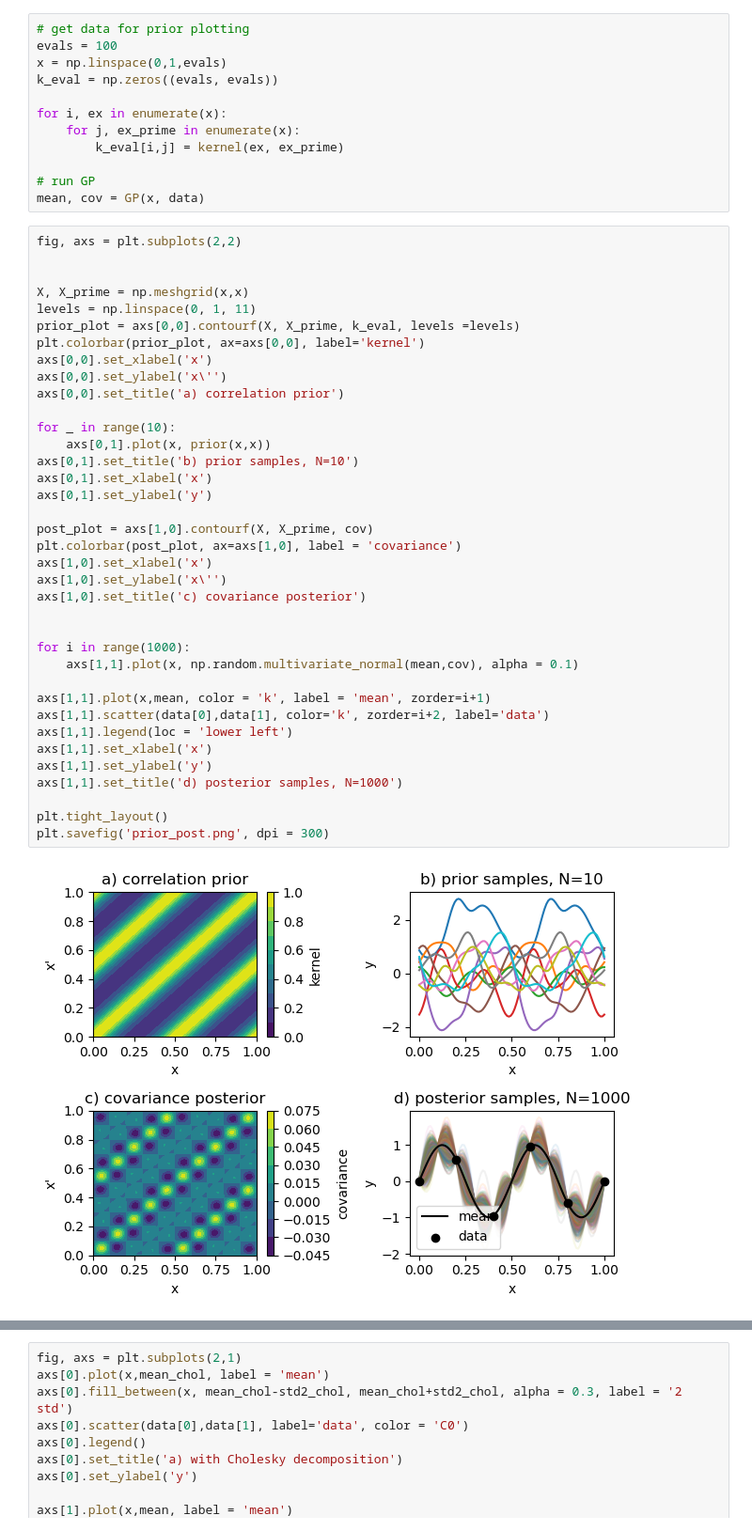
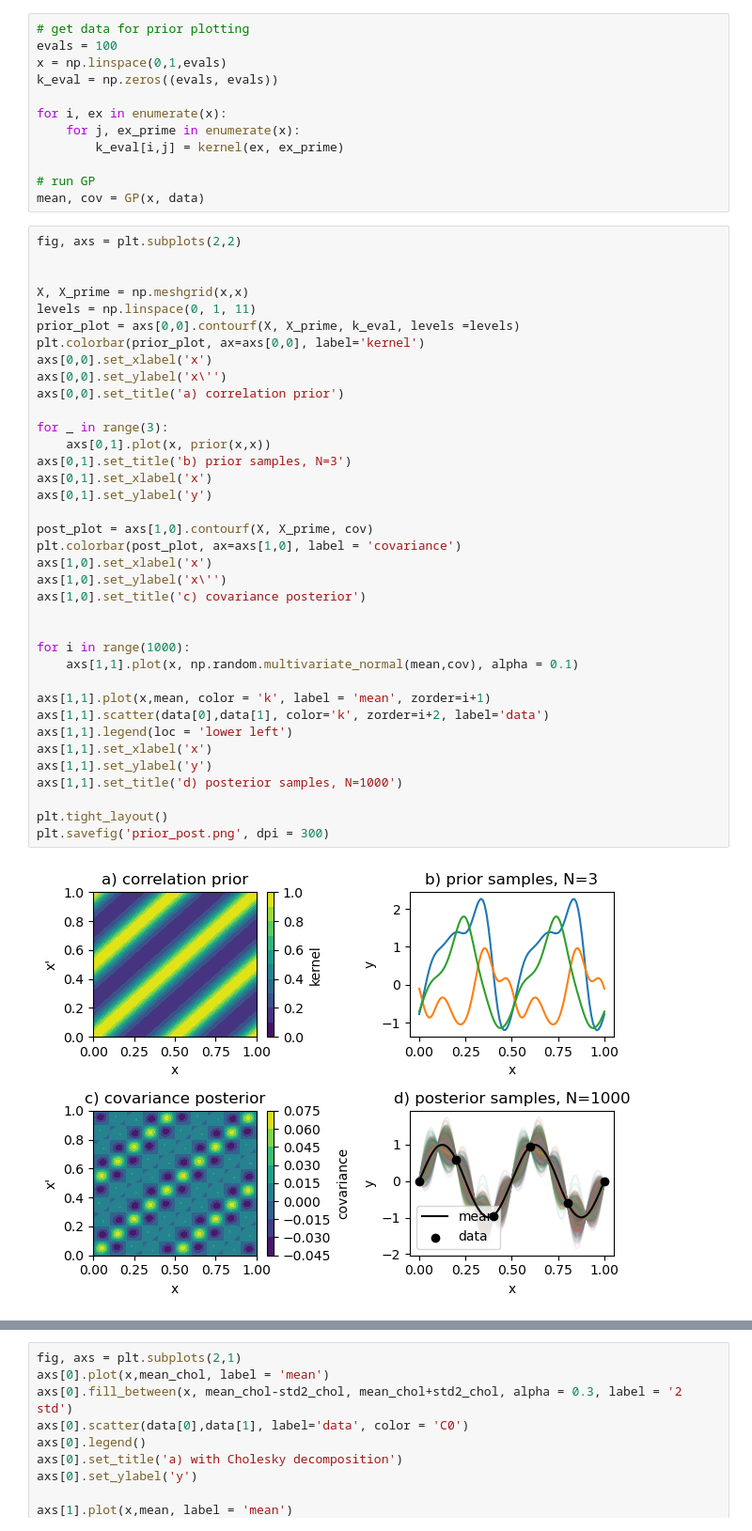
Before and after one commit to NiklasSchaaf/UQ_2023, a Jupyter notebook: homework_11/hw11_nik.ipynb, the cells around one changed output, grey strips where cells are left out. Shown at 94% size. Drawn from its saved outputs; the diff is of its cells as text.

Commit message:
plot only 3 prior samples for clarity

```diff
--- a/homework_11/hw11_nik.ipynb
+++ b/homework_11/hw11_nik.ipynb
@@ -77,34 +77,34 @@ levels = np.linspace(0, 1, 11)
 prior_plot = axs[0,0].contourf(X, X_prime, k_eval, levels =levels)
 plt.colorbar(prior_plot, ax=axs[0,0], label='kernel')
 axs[0,0].set_xlabel('x')
 axs[0,0].set_ylabel('x\'')
 axs[0,0].set_title('a) correlation prior')
 
-for _ in range(10):
+for _ in range(3):
     axs[0,1].plot(x, prior(x,x))
-axs[0,1].set_title('b) prior samples, N=10')
+axs[0,1].set_title('b) prior samples, N=3')
 axs[0,1].set_xlabel('x')
 axs[0,1].set_ylabel('y')
 
 post_plot = axs[1,0].contourf(X, X_prime, cov)
 plt.colorbar(post_plot, ax=axs[1,0], label = 'covariance')
 axs[1,0].set_xlabel('x')
 axs[1,0].set_ylabel('x\'')
 axs[1,0].set_title('c) covariance posterior')
 
 
 for i in range(1000):
     axs[1,1].plot(x, np.random.multivariate_normal(mean,cov), alpha = 0.1)
 
 axs[1,1].plot(x,mean, color = 'k', label = 'mean', zorder=i+1)
 axs[1,1].scatter(data[0],data[1], color='k', zorder=i+2, label='data')
 axs[1,1].legend(loc = 'lower left')
 axs[1,1].set_xlabel('x')
 axs[1,1].set_ylabel('y')
 axs[1,1].set_title('d) posterior samples, N=1000')
 
 plt.tight_layout()
 plt.savefig('prior_post.png', dpi = 300)
 # %% [output]
-[figure, old version]
+[figure, new version]
 # %%
```
Also changed, not shown: parts of 1 cell of this notebook, 1 other file.
